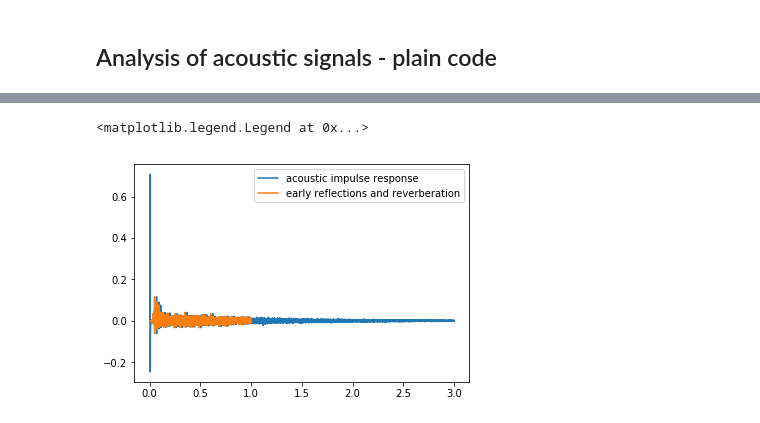
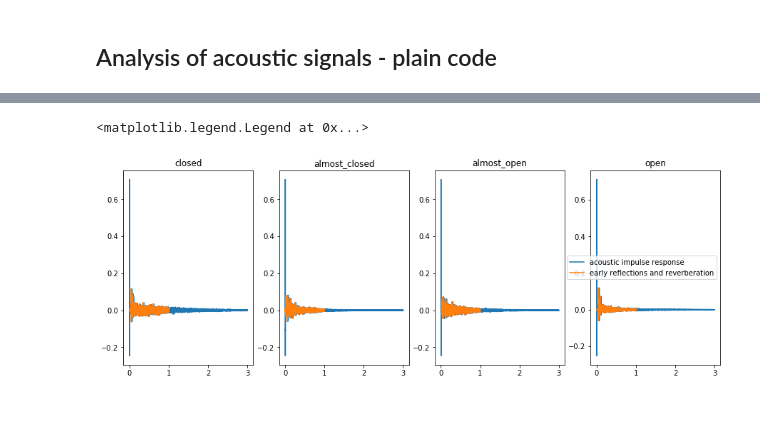
Before and after one commit to giotto-ai/l2f, a Jupyter notebook: deliver_tutorial_pandas.ipynb, the cells around one changed output, grey strips where cells are left out. Drawn from its saved outputs; the diff is of its cells as text; code cells hidden in the pictures.

```diff
--- a/deliver_tutorial_pandas.ipynb
+++ b/deliver_tutorial_pandas.ipynb
@@ -33,9 +33,11 @@ Sorted density for Gaussian signal:  0.18385030989839457
+# %%
+labels = ['closed', 'almost_closed', 'almost_open', 'open']
 # %%
-dictionary = {'closed' : dataset_simulation_sliding_lid[0],
-              'almost_closed' : dataset_simulation_sliding_lid[1],
-              'almost_open' : dataset_simulation_sliding_lid[2],
-              'open' : dataset_simulation_sliding_lid[3]}
-data_simulation_sliding_lid = pd.DataFrame(data = dictionary, index = pd.timedelta_range(start=pd.Timedelta(days=0),
+from collections import defaultdict
+data = defaultdict()
+for i in range(len(labels)):
+    data[labels[i]] = dataset_simulation_sliding_lid[i]
+data_simulation_sliding_lid = pd.DataFrame(data = data, index = pd.timedelta_range(start=pd.Timedelta(days=0),
                                                                                          freq=str(round(1000/Fs, 5)) + 'ms',
                                                                                          periods=len(dataset_simulation_sliding_lid[0])))
 data_simulation_sliding_lid.head()
@@ -49,2 +51,6 @@ data_simulation_sliding_lid.head()
-# %%
-signal = data_simulation_sliding_lid['closed'].to_numpy()
+# %%
+t = np.array(range(data_simulation_sliding_lid.shape[0]))/Fs
+fig, ax = plt.subplots(1,4,figsize=(15,5))
+for i in range(len(labels)):
+    ax[i].plot(t, data_simulation_sliding_lid[labels[i]])
+    ax[i].set_title(labels[i])
@@ -51,10 +59,14 @@ signal = data_simulation_sliding_lid['closed'].to_numpy()
 # %%
-t = np.array(range(len(signal)))/Fs
-plt.plot(t[:len(signal)], signal, label='acoustic impulse response')
-signal = remove_direct_sound(signal, Fs, signal_length)
-plt.plot(t[:len(signal)], signal, label='early reflections and reverberation')
+data_dir = defaultdict()
+fig, ax = plt.subplots(1,4,figsize=(15,5))
+for i in range(len(labels)):
+    signal = data_simulation_sliding_lid[labels[i]]
+    ax[i].plot(t[:len(signal)], signal, label='acoustic impulse response')
+    data_dir[labels[i]] = remove_direct_sound(signal, Fs, signal_length)
+    ax[i].plot(t[:len(data_dir[labels[i]])], data_dir[labels[i]], label='early reflections and reverberation')
+    ax[i].set_title(labels[i])
 plt.legend()
 # %% [output]
 <matplotlib.legend.Legend at 0x...>
-[figure, old version]
+[figure, new version]
 # %%
```
Also changed, not shown: parts of 10 cells of this notebook, 5 other files.
